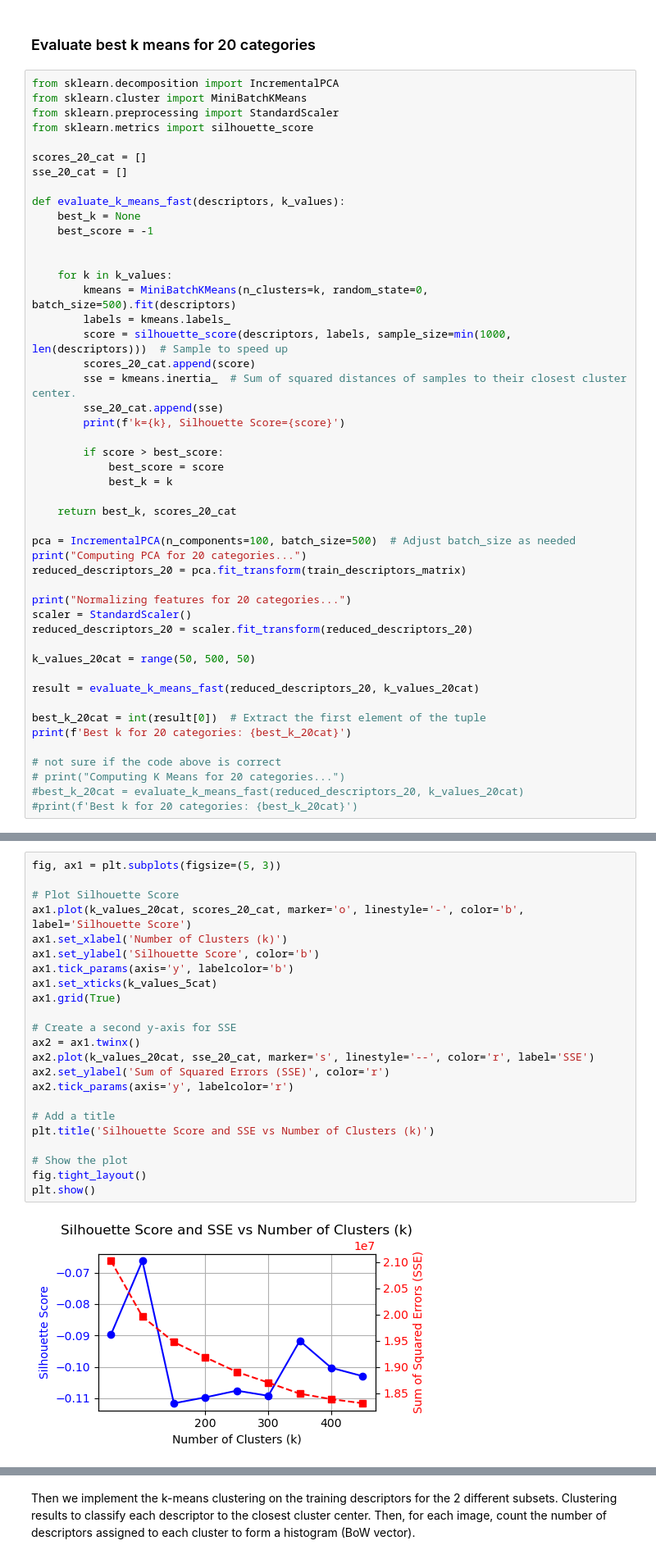
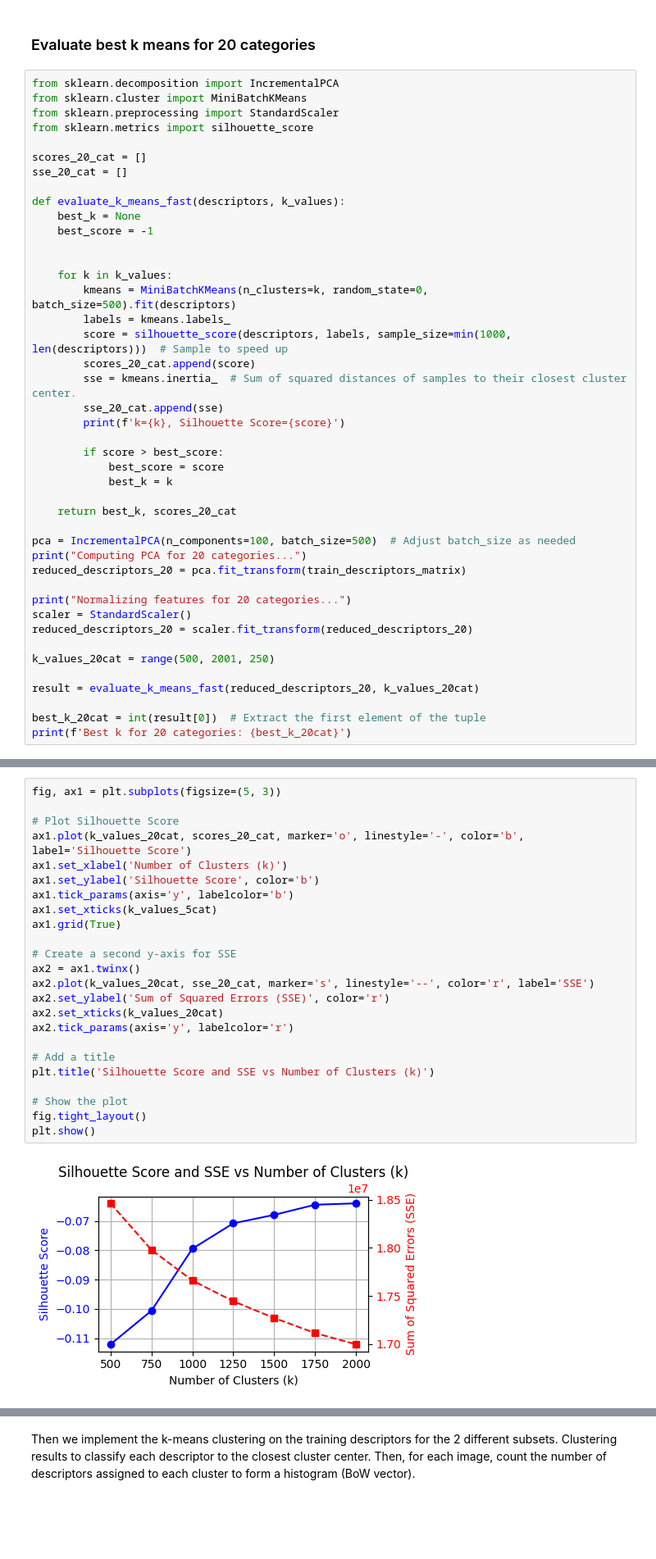
Before and after one commit to JoostKeiren/vision-and-image-proccessing-assingment-4-re-exam, a Jupyter notebook: A4.ipynb, the cells around one changed output, grey strips where cells are left out. Shown: that part at 82% size. Saved outputs shown, nothing was run; the diff lists cells and outputs as text; blank space fills up the shorter version.

Commit message:
Implementing 20 categories

```diff
--- a/A4.ipynb
+++ b/A4.ipynb
@@ -324,17 +324,12 @@ print("Normalizing features for 20 categories...")
 scaler = StandardScaler()
 reduced_descriptors_20 = scaler.fit_transform(reduced_descriptors_20)
 
-k_values_20cat = range(50, 500, 50)
+k_values_20cat = range(500, 2001, 250)
 
 result = evaluate_k_means_fast(reduced_descriptors_20, k_values_20cat)
 
 best_k_20cat = int(result[0])  # Extract the first element of the tuple
 print(f'Best k for 20 categories: {best_k_20cat}')
-
-# not sure if the code above is correct
-# print("Computing K Means for 20 categories...")
-#best_k_20cat = evaluate_k_means_fast(reduced_descriptors_20, k_values_20cat)
-#print(f'Best k for 20 categories: {best_k_20cat}')
 # %% [output]
 Computing PCA for 20 categories...
 Normalizing features for 20 categories...
@@ -364,25 +357,26 @@ plt.show()
 # %%
 fig, ax1 = plt.subplots(figsize=(5, 3))
 
 # Plot Silhouette Score
 ax1.plot(k_values_20cat, scores_20_cat, marker='o', linestyle='-', color='b', label='Silhouette Score')
 ax1.set_xlabel('Number of Clusters (k)')
 ax1.set_ylabel('Silhouette Score', color='b')
 ax1.tick_params(axis='y', labelcolor='b')
 ax1.set_xticks(k_values_5cat)
 ax1.grid(True)
 
 # Create a second y-axis for SSE
 ax2 = ax1.twinx()
 ax2.plot(k_values_20cat, sse_20_cat, marker='s', linestyle='--', color='r', label='SSE')
 ax2.set_ylabel('Sum of Squared Errors (SSE)', color='r')
+ax2.set_xticks(k_values_20cat)
 ax2.tick_params(axis='y', labelcolor='r')
 
 # Add a title
 plt.title('Silhouette Score and SSE vs Number of Clusters (k)')
 
 # Show the plot
 fig.tight_layout()
 plt.show()
 # %% [output]
-[figure, old version]
+[figure, new version]
```
Also changed, not shown: parts of 30 cells of this notebook, 2 other files.
